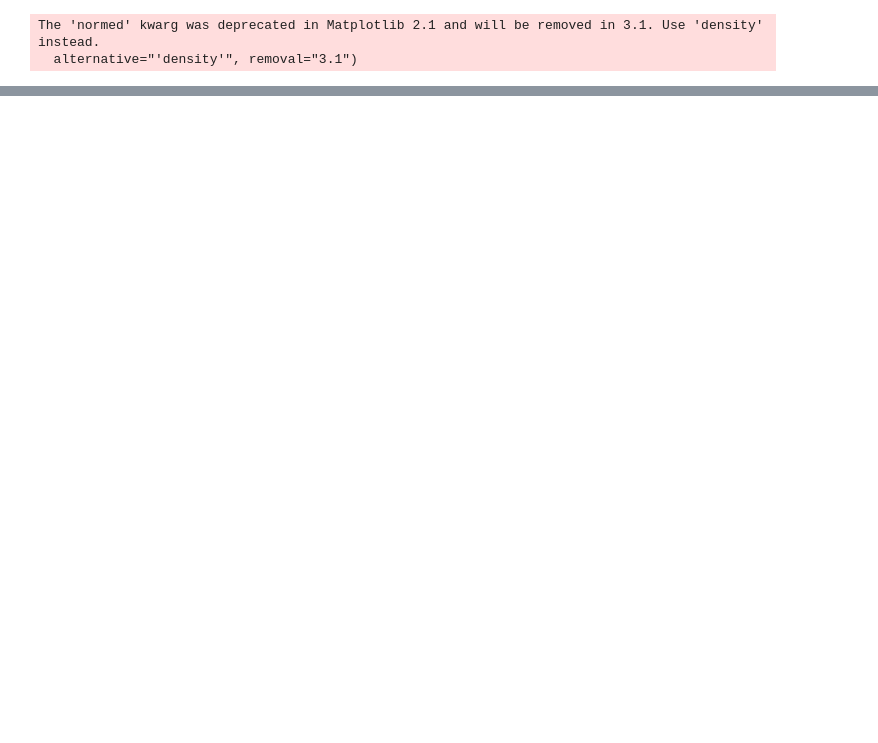
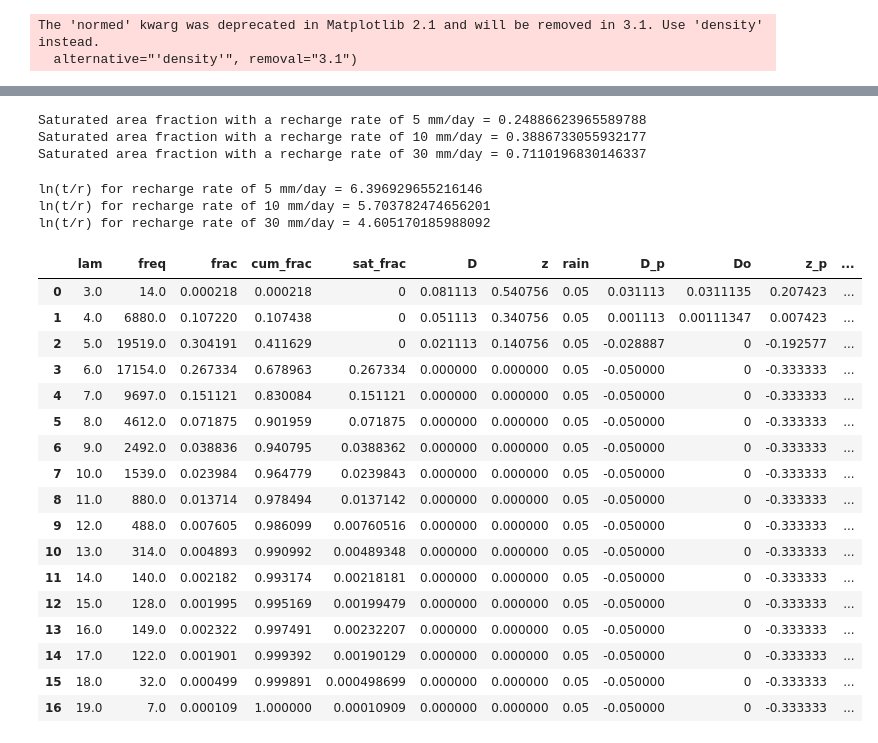
Before and after one commit to ShashankBice/CEWA_576_Codes, a Jupyter notebook: DEM_Exercise_UW_Topmodel.ipynb, the cells around one changed output, grey strips where cells are left out. Cells and saved outputs as stored; diff of their text form; code cells hidden in the pictures; blank space fills up the shorter version.

Commit message:
Finals_Part2_complete with TOPModel calculation for recharge 10 mm/day

```diff
--- a/DEM_Exercise_UW_Topmodel.ipynb
+++ b/DEM_Exercise_UW_Topmodel.ipynb
@@ -38,2 +51,3 @@ ds.GetGeoTransform()[1]
 # %%
-catchment_area = flow_acc_catchment*ds.GetGeoTransform()[1]
+resolution_of_dem = ds.GetGeoTransform()[1]
+print (resolution_of_dem)
@@ -40 +56,3 @@ catchment_area = flow_acc_catchment*ds.GetGeoTransform()[1]
+# %%
+catchment_area = flow_acc_catchment*resolution_of_dem
 # %%
@@ -95,3 +108,26 @@ fig.savefig('Wetness_index.png',dpi=600)
 [interactive output not drawn]
 The 'normed' kwarg was deprecated in Matplotlib 2.1 and will be removed in 3.1. Use 'density' instead.
   alternative="'density'", removal="3.1")
+# %%
+#part 3
+r1 = 5 #mm/day
+r2 = 10 #mm/day
+r3 = 30 #mm/day
+t = 3 #m2/day
+#Converting mm/day to m/day
+#Multiplying by 1000000
+r1 = r1*0.001 #m/day
+r2 = r2*0.001 #m/day
+r3 = r3*0.001 #m/day
+sat_threshold1 = np.log(t/r1)
+sat_threshold2 = np.log(t/r2)
+sat_threshold3 = np.log(t/r3)
+sat_area1 = np.ma.masked_less(top_model_values,sat_threshold1)
+sat_area2 = np.ma.masked_less(top_model_values,sat_threshold2)
+sat_area3 = np.ma.masked_less(top_model_values,sat_threshold3)
+fig,ax = plt.subplots(1,3,figsize=(8,8))
+pltlib.iv(sat_area1,ax=ax[0],title='recharge rate = 5 mm/day',ds=ds,cmap='plasma',clim=(5,14))
+pltlib.iv(sat_area2,ax=ax[1],title='recharge rate = 10 mm/day',ds=ds,cmap='plasma',clim=(5,14))
+pltlib.iv(sat_area3,ax=ax[2],title='recharge rate = 30 mm/day',ds=ds,cmap='plasma',clim=(5,14))
+plt.tight_layout()
+fig.savefig('Saturated_Fractions.png',dpi=600)
@@ -97,0 +137,19 @@ The 'normed' kwarg was deprecated in Matplotlib 2.1 and will be removed in 3.1.
+# %%
+saturated_area_fraction1 = np.ma.count(sat_area1)/np.ma.count(top_model_values)
+saturated_area_fraction2 = np.ma.count(sat_area2)/np.ma.count(top_model_values)
+saturated_area_fraction3 = np.ma.count(sat_area3)/np.ma.count(top_model_values)
+print ('Saturated area fraction with a recharge rate of 5 mm/day = ' +str(saturated_area_fraction1))
+print ('Saturated area fraction with a recharge rate of 10 mm/day = ' +str(saturated_area_fraction2))
+print ('Saturated area fraction with a recharge rate of 30 mm/day = ' +str(saturated_area_fraction3))
+# %% [output]
+Saturated area fraction with a recharge rate of 5 mm/day = 0.24886623965589788
+Saturated area fraction with a recharge rate of 10 mm/day = 0.3886733055932177
+Saturated area fraction with a recharge rate of 30 mm/day = 0.7110196830146337
+# %%
+print ('ln(t/r) for recharge rate of 5 mm/day = '+str(sat_threshold1))
+print ('ln(t/r) for recharge rate of 10 mm/day = '+str(sat_threshold2))
+print ('ln(t/r) for recharge rate of 30 mm/day = '+str(sat_threshold3))
+# %% [output]
+ln(t/r) for recharge rate of 5 mm/day = 6.396929655216146
+ln(t/r) for recharge rate of 10 mm/day = 5.703782474656201
+ln(t/r) for recharge rate of 30 mm/day = 4.605170185988092
@@ -97,0 +210,31 @@ The 'normed' kwarg was deprecated in Matplotlib 2.1 and will be removed in 3.1.
+# %%
+# Round the wetness index value to the next highest integer
+x = np.ceil(np.asarray(np.ma.compressed(top_model_values)))
+#get the values of the unique values (lambda) and their counts (frequency)
+unique,counts = np.unique(x,return_counts=True)
+# given rate of precipitation, which is converted to m
+p = 50 #mm
+p = p*0.001 #m
+#Run the topmodel with recharge rate of 10 mm/day
+df_recharge_10,mean_runoff_recharge_10 = topmodel(unique,counts,r2,p)
+# %%
+df_recharge_10
+# %% [output]
+|  | lam | freq | frac | cum_frac | sat_frac | D | z | rain | D_p | Do | z_p | ... |
+| 0 | 3.0 | 14.0 | 0.000218 | 0.000218 | 0 | 0.081113 | 0.540756 | 0.05 | 0.031113 | 0.0311135 | 0.207423 | ... |
+| 1 | 4.0 | 6880.0 | 0.107220 | 0.107438 | 0 | 0.051113 | 0.340756 | 0.05 | 0.001113 | 0.00111347 | 0.007423 | ... |
+| 2 | 5.0 | 19519.0 | 0.304191 | 0.411629 | 0 | 0.021113 | 0.140756 | 0.05 | -0.028887 | 0 | -0.192577 | ... |
+| 3 | 6.0 | 17154.0 | 0.267334 | 0.678963 | 0.267334 | 0.000000 | 0.000000 | 0.05 | -0.050000 | 0 | -0.333333 | ... |
+| 4 | 7.0 | 9697.0 | 0.151121 | 0.830084 | 0.151121 | 0.000000 | 0.000000 | 0.05 | -0.050000 | 0 | -0.333333 | ... |
+| 5 | 8.0 | 4612.0 | 0.071875 | 0.901959 | 0.071875 | 0.000000 | 0.000000 | 0.05 | -0.050000 | 0 | -0.333333 | ... |
+| 6 | 9.0 | 2492.0 | 0.038836 | 0.940795 | 0.0388362 | 0.000000 | 0.000000 | 0.05 | -0.050000 | 0 | -0.333333 | ... |
+| 7 | 10.0 | 1539.0 | 0.023984 | 0.964779 | 0.0239843 | 0.000000 | 0.000000 | 0.05 | -0.050000 | 0 | -0.333333 | ... |
+| 8 | 11.0 | 880.0 | 0.013714 | 0.978494 | 0.0137142 | 0.000000 | 0.000000 | 0.05 | -0.050000 | 0 | -0.333333 | ... |
+| 9 | 12.0 | 488.0 | 0.007605 | 0.986099 | 0.00760516 | 0.000000 | 0.000000 | 0.05 | -0.050000 | 0 | -0.333333 | ... |
+| 10 | 13.0 | 314.0 | 0.004893 | 0.990992 | 0.00489348 | 0.000000 | 0.000000 | 0.05 | -0.050000 | 0 | -0.333333 | ... |
+| 11 | 14.0 | 140.0 | 0.002182 | 0.993174 | 0.00218181 | 0.000000 | 0.000000 | 0.05 | -0.050000 | 0 | -0.333333 | ... |
+| 12 | 15.0 | 128.0 | 0.001995 | 0.995169 | 0.00199479 | 0.000000 | 0.000000 | 0.05 | -0.050000 | 0 | -0.333333 | ... |
+| 13 | 16.0 | 149.0 | 0.002322 | 0.997491 | 0.00232207 | 0.000000 | 0.000000 | 0.05 | -0.050000 | 0 | -0.333333 | ... |
+| 14 | 17.0 | 122.0 | 0.001901 | 0.999392 | 0.00190129 | 0.000000 | 0.000000 | 0.05 | -0.050000 | 0 | -0.333333 | ... |
+| 15 | 18.0 | 32.0 | 0.000499 | 0.999891 | 0.000498699 | 0.000000 | 0.000000 | 0.05 | -0.050000 | 0 | -0.333333 | ... |
+| 16 | 19.0 | 7.0 | 0.000109 | 1.000000 | 0.00010909 | 0.000000 | 0.000000 | 0.05 | -0.050000 | 0 | -0.333333 | ... |
```
Also changed, not shown: parts of 19 cells of this notebook.
